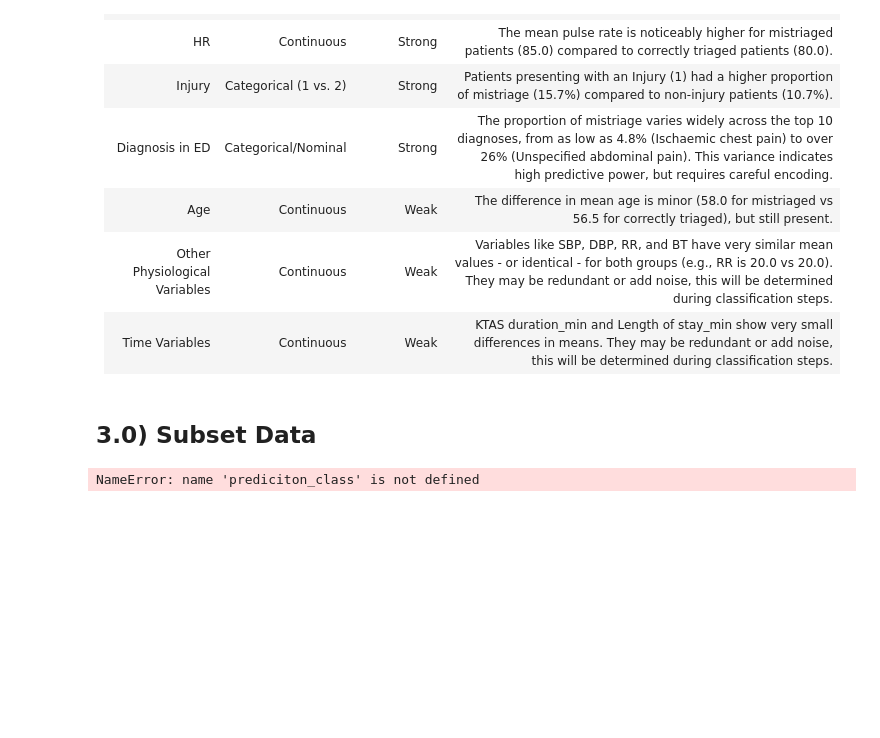
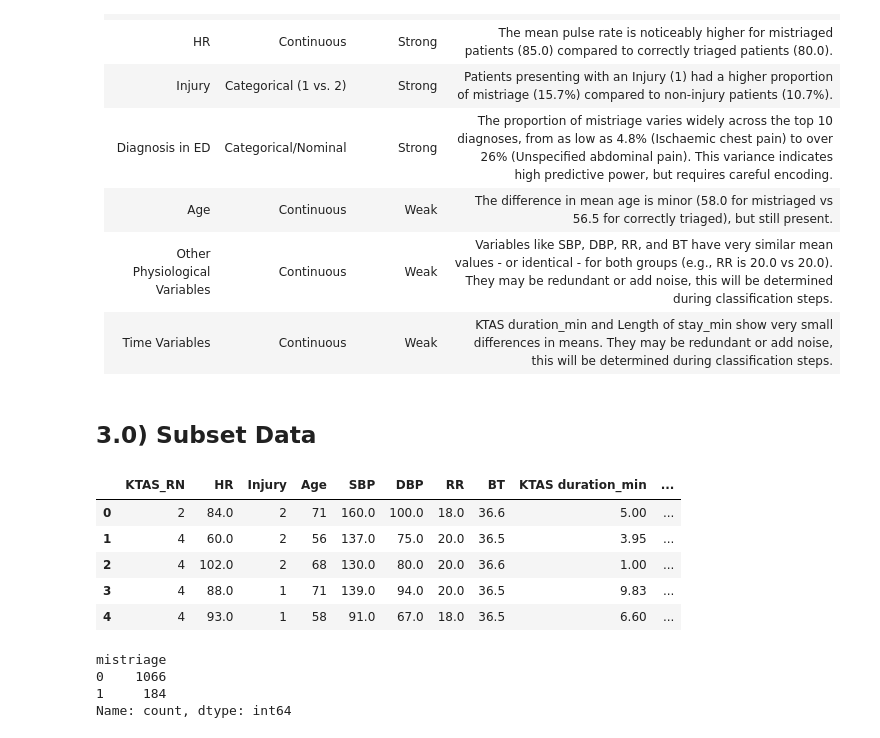
Before and after one commit to erincameron11/emergency-triage-status, a Jupyter notebook: 2_classification.ipynb, the cells around one changed output. Drawn from its saved outputs; the diff is of its cells as text; code cells hidden in the pictures; blank space fills up the shorter version.

```diff
--- a/2_classification.ipynb
+++ b/2_classification.ipynb
@@ -60,16 +60,34 @@ Based on the relationship with the target variable (mistriage), the following fe
 | Other Physiological Variables    | Continuous | Weak | Variables like SBP, DBP, RR, and BT have very similar mean values - or identical - for both groups (e.g., RR is 20.0 vs 20.0). They may be redundant or add noise, this will be determined during classification steps. |
 | Time Variables | Continuous | Weak | KTAS duration_min and Length of stay_min show very small differences in means. They may be redundant or add noise, this will be determined during classification steps. |
 # %%
-features = ['KTAS_RN', 'HR', 'Injury', 'Diagnosis in ED', 'Age', 'SBP',
-            'DBP', 'RR', 'BT', 'KTAS duration_min', 'Length of stay_min']
+features = ['KTAS_RN', 'HR', 'Injury', 'Age', 'SBP',
+            'DBP', 'RR', 'BT', 'KTAS duration_min', 'Length of stay_min',
+            'CC_pain_trauma', 'CC_respiratory', 'CC_cardiovascular',
+            'CC_neurological', 'CC_gastrointestinal', 'CC_systemic_infectious',
+            'CC_other', 'DG_cardiovascular', 'DG_respiratory',
+            'DG_neurological', 'DG_gastrointestinal', 'DG_musculoskeletal_trauma',
+            'DG_infectious', 'DG_genitourinary', 'DG_other_systemic',
+            'DG_other']
 # %%
 prediction_class = ['mistriage']
 # %% [markdown]
 ## 3.0) Subset Data
 # %%
 # Subset data to relevent discrete variables and prediction class
-data = data[features + prediciton_class]
+data = data[features + prediction_class]
 # Display the data
 data.head()
 # %% [output]
-NameError: name 'prediciton_class' is not defined
+|  | KTAS_RN | HR | Injury | Age | SBP | DBP | RR | BT | KTAS duration_min | ... |
+| 0 | 2 | 84.0 | 2 | 71 | 160.0 | 100.0 | 18.0 | 36.6 | 5.00 | ... |
+| 1 | 4 | 60.0 | 2 | 56 | 137.0 | 75.0 | 20.0 | 36.5 | 3.95 | ... |
+| 2 | 4 | 102.0 | 2 | 68 | 130.0 | 80.0 | 20.0 | 36.6 | 1.00 | ... |
+| 3 | 4 | 88.0 | 1 | 71 | 139.0 | 94.0 | 20.0 | 36.5 | 9.83 | ... |
+| 4 | 4 | 93.0 | 1 | 58 | 91.0 | 67.0 | 18.0 | 36.5 | 6.60 | ... |
+# %%
+print(data['mistriage'].value_counts())
+# %% [output]
+mistriage
+0    1066
+1     184
+Name: count, dtype: int64
```
Also changed, not shown: parts of 2 cells of this notebook, 1 other file.
